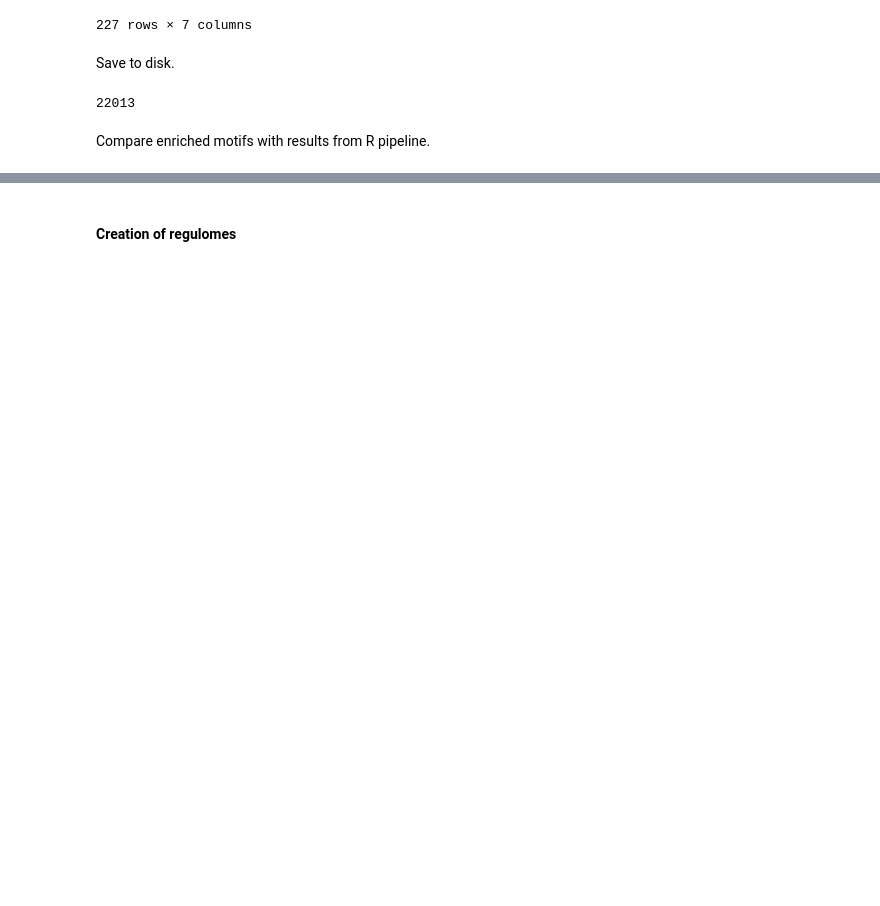
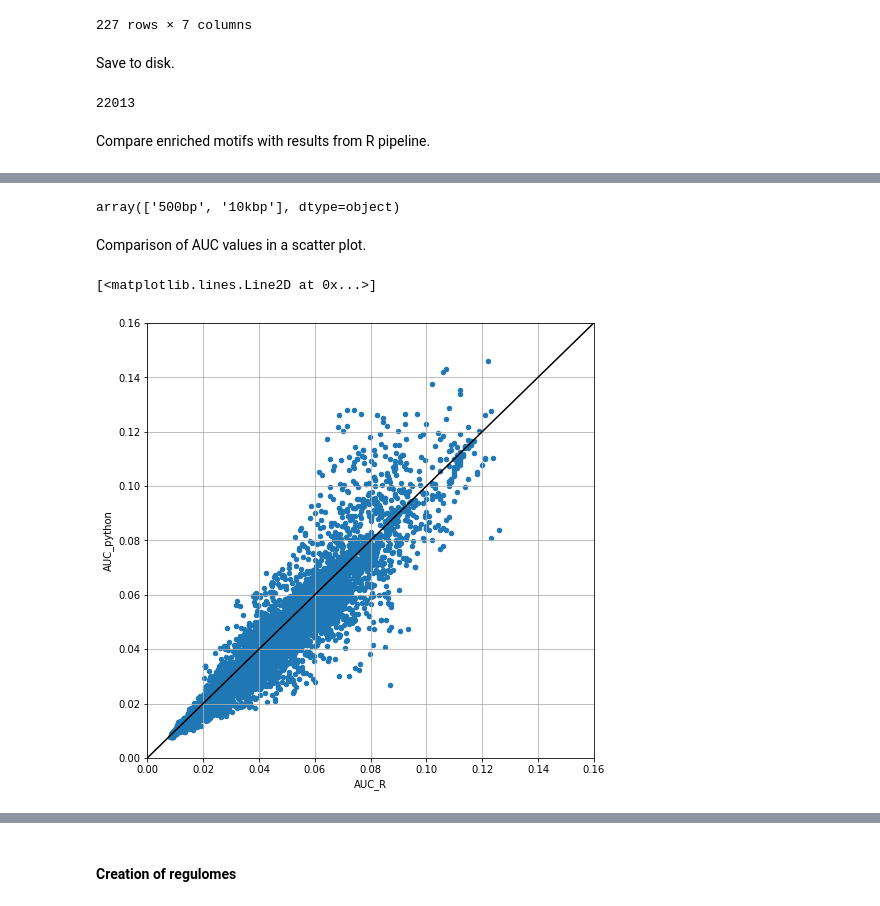
Before and after one commit to aertslab/pySCENIC, a Jupyter notebook: notebooks/pySCENIC - Comparison to R implementation of the pipeline.ipynb, the cells around one changed output, grey strips where cells are left out. Cells and saved outputs as stored; diff of their text form; code cells hidden in the pictures; blank space fills up the shorter version.

```diff
--- a/notebooks/pySCENIC - Comparison to R implementation of the pipeline.ipynb
+++ b/notebooks/pySCENIC - Comparison to R implementation of the pipeline.ipynb
@@ -378,3 +403,7 @@ df.sort_values(by=[('Enrichment', 'NES')], ascending=False).sort_index(level=0).
 |  | transfac_pro__M02014 | 0.039108 | 3.227379 | 0.000029 | 0.857609 | motif similar to homer__AGTAAACAA... | frozenset({'mm9-tss-centered-10kb... | ... |
 |  | transfac_pro__M02014 | 0.025466 | 2.546731 | 0.000029 | 0.857609 | motif similar to homer__AGTAAACAA... | frozenset({'top50', 'mm9-tss-cent... | ... |
 |  | transfac_pro__M03827 | 0.068520 | 6.001144 | 0.000093 | 0.857609 | motif similar to hocomoco__ANDR_H... | frozenset({'mm9-tss-centered-10kb... | ... |
+# %%
+df.columns = df.columns.droplevel(0)
+# %%
+df = df.reset_index()
@@ -380,0 +419,11 @@ df.sort_values(by=[('Enrichment', 'NES')], ascending=False).sort_index(level=0).
+# %%
+DB_MAP = {
+    'mm9-500bp-upstream-10species': '500bp',
+    'mm9-tss-centered-10kb-10species': '10kbp'
+}
+df['DbId'] = df['Context'].apply(lambda s: DB_MAP[next(iter(eval(s)))])
+def get2nd(s):
+    i = iter(eval(s))
+    next(i)
+    return next(i)
+df['ModuleType'] = df['Context'].apply(lambda s: get2nd(s))
@@ -380,0 +457,19 @@ df.sort_values(by=[('Enrichment', 'NES')], ascending=False).sort_index(level=0).
+# %%
+r_df.DbId.unique()
+# %% [output]
+array(['500bp', '10kbp'], dtype=object)
+# %%
+COMMON=['TF', 'MotifID', 'DbId', 'ModuleType']
+c_df = pd.merge(r_df, df, left_on=COMMON, right_on=COMMON, suffixes=['_R', '_python'])
+# %% [markdown]
+Comparison of AUC values in a scatter plot.
+# %%
+fig, ax = plt.subplots(figsize=(8,8))
+c_df.plot.scatter(x='AUC_R', y='AUC_python', grid=True, ax=ax)
+plt.xlim([0, 0.16])
+plt.ylim([0, 0.16])
+import matplotlib.pyplot as plt
+plt.plot([0, 0.16], [0, 0.16], 'k-')
+# %% [output]
+[<matplotlib.lines.Line2D at 0x...>]
+[figure, added]
```
Also changed, not shown: parts of 46 cells of this notebook, 4 other files.
